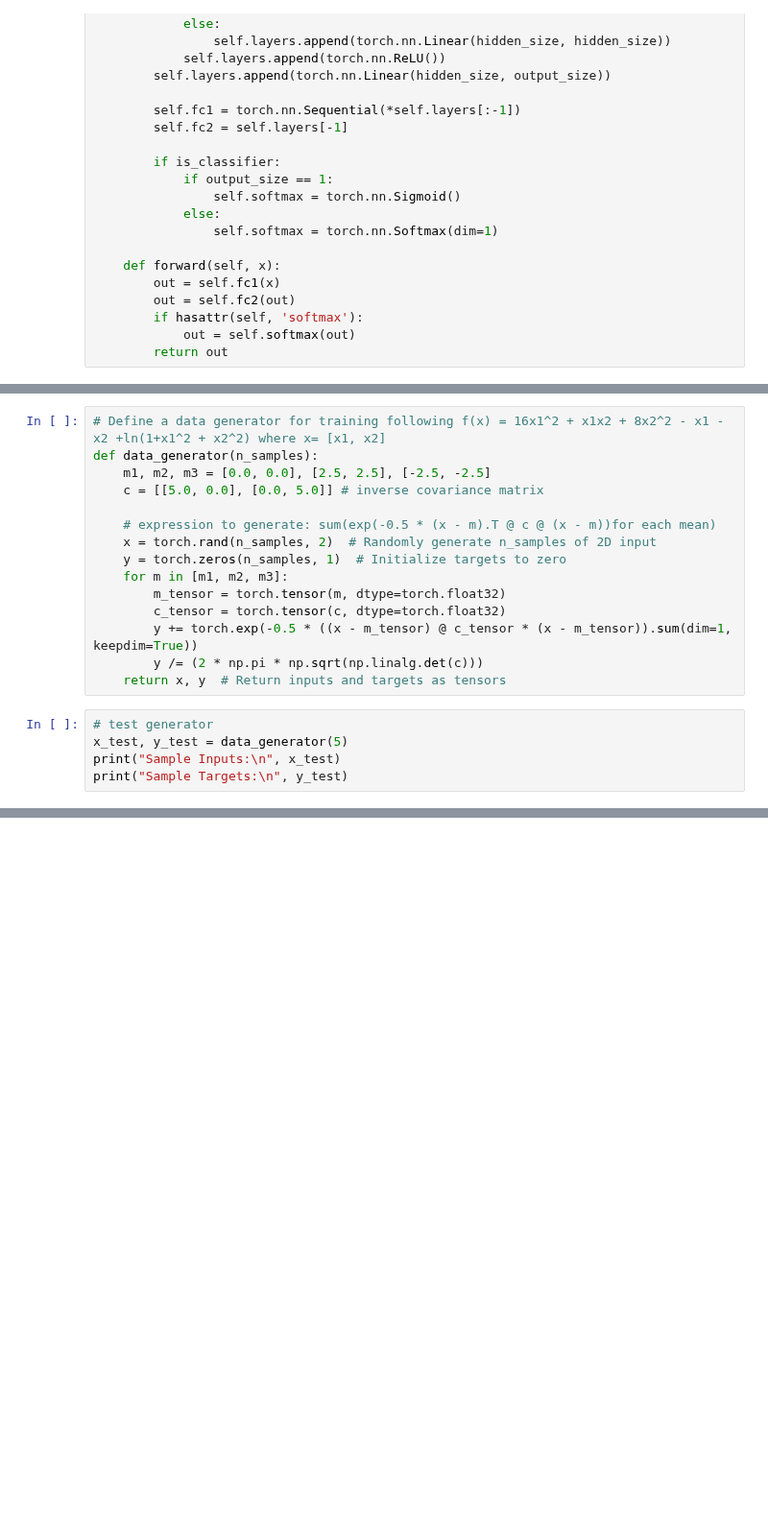
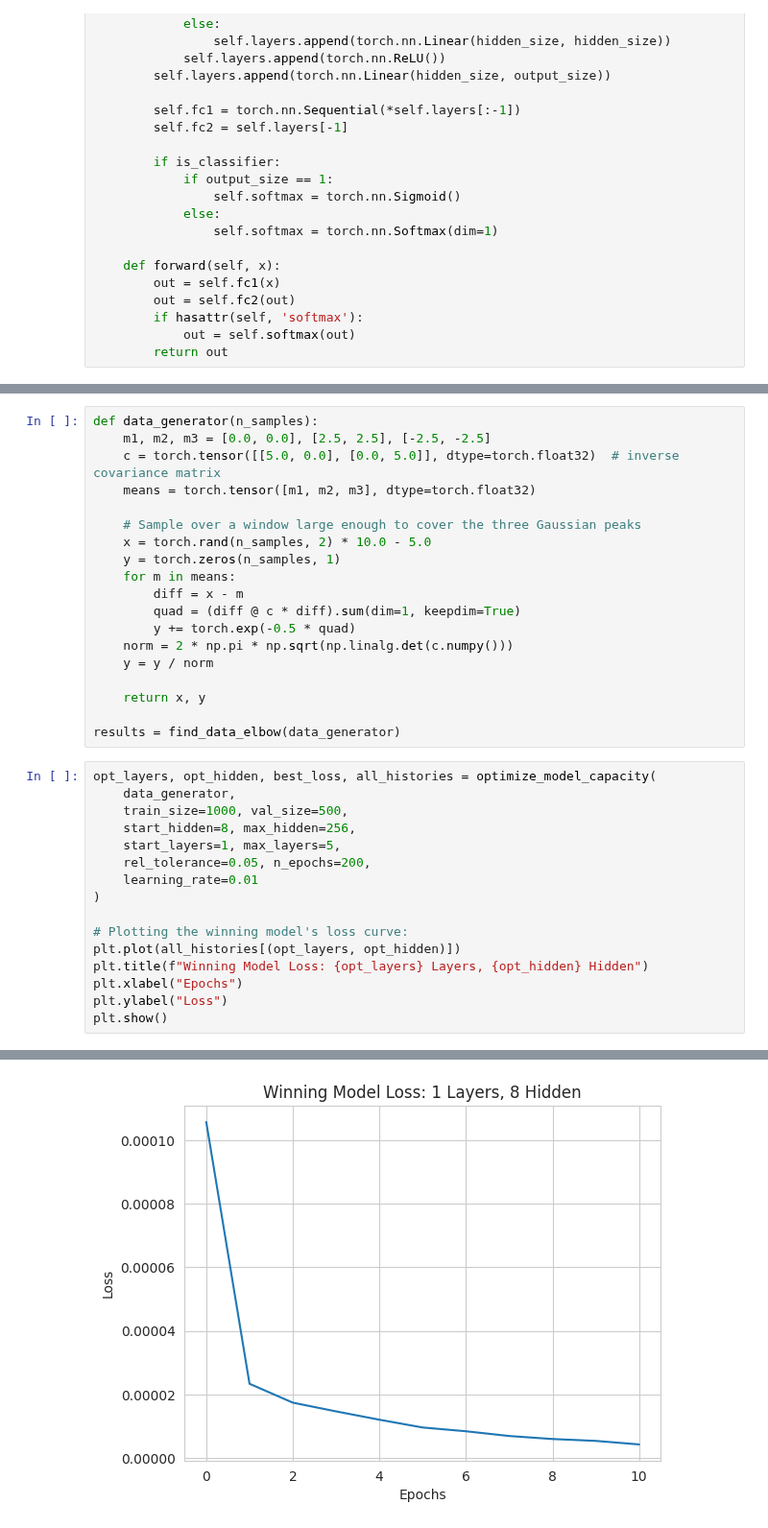
Before and after one commit to ThiagoFPMR/PPGEEC2321, a Jupyter notebook: Unit_1/Assignment_1.ipynb, the cells around one changed output, grey strips where cells are left out. Shown at 96% size. Drawn from its saved outputs; the diff is of its cells as text; blank space fills up the shorter version.

```diff
--- a/Unit_1/Assignment_1.ipynb
+++ b/Unit_1/Assignment_1.ipynb
@@ -265,21 +386,36 @@ Final Expected Validation Loss: 0.0025
 # %%
-# Define a data generator for training following f(x) = 16x1^2 + x1x2 + 8x2^2 - x1 -x2 +ln(1+x1^2 + x2^2) where x= [x1, x2]
 def data_generator(n_samples):
     m1, m2, m3 = [0.0, 0.0], [2.5, 2.5], [-2.5, -2.5]
-    c = [[5.0, 0.0], [0.0, 5.0]] # inverse covariance matrix
+    c = torch.tensor([[5.0, 0.0], [0.0, 5.0]], dtype=torch.float32)  # inverse covariance matrix
+    means = torch.tensor([m1, m2, m3], dtype=torch.float32)
 
-    # expression to generate: sum(exp(-0.5 * (x - m).T @ c @ (x - m))for each mean)
-    x = torch.rand(n_samples, 2)  # Randomly generate n_samples of 2D input
-    y = torch.zeros(n_samples, 1)  # Initialize targets to zero
-    for m in [m1, m2, m3]:
-        m_tensor = torch.tensor(m, dtype=torch.float32)
-        c_tensor = torch.tensor(c, dtype=torch.float32)
-        y += torch.exp(-0.5 * ((x - m_tensor) @ c_tensor * (x - m_tensor)).sum(dim=1, keepdim=True))
-        y /= (2 * np.pi * np.sqrt(np.linalg.det(c)))
-    return x, y  # Return inputs and targets as tensors
+    # Sample over a window large enough to cover the three Gaussian peaks
+    x = torch.rand(n_samples, 2) * 10.0 - 5.0
+    y = torch.zeros(n_samples, 1)
+    for m in means:
+        diff = x - m
+        quad = (diff @ c * diff).sum(dim=1, keepdim=True)
+        y += torch.exp(-0.5 * quad)
+    norm = 2 * np.pi * np.sqrt(np.linalg.det(c.numpy()))
+    y = y / norm
+
+    return x, y
+
+results = find_data_elbow(data_generator)
 # %%
-# test generator
-x_test, y_test = data_generator(5)
-print("Sample Inputs:\n", x_test)
-print("Sample Targets:\n", y_test)
+opt_layers, opt_hidden, best_loss, all_histories = optimize_model_capacity(
+    data_generator,
+    train_size=1000, val_size=500,
+    start_hidden=8, max_hidden=256,
+    start_layers=1, max_layers=5,
+    rel_tolerance=0.05, n_epochs=200,
+    learning_rate=0.01
+)
+
+# Plotting the winning model's loss curve:
+plt.plot(all_histories[(opt_layers, opt_hidden)])
+plt.title(f"Winning Model Loss: {opt_layers} Layers, {opt_hidden} Hidden")
+plt.xlabel("Epochs")
+plt.ylabel("Loss")
+plt.show()
 # %% [output]
@@ -297,0 +439 @@ Sample Targets:
+[figure, added]
```
Also changed, not shown: parts of 31 cells of this notebook.
